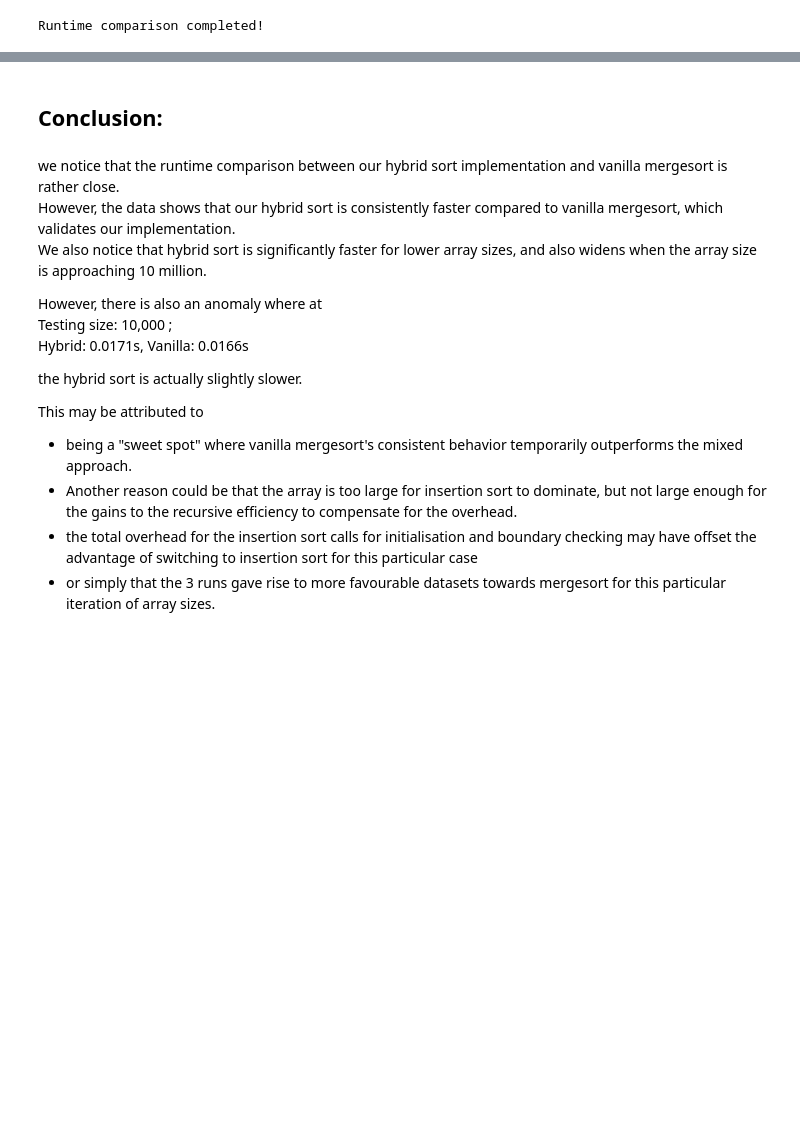
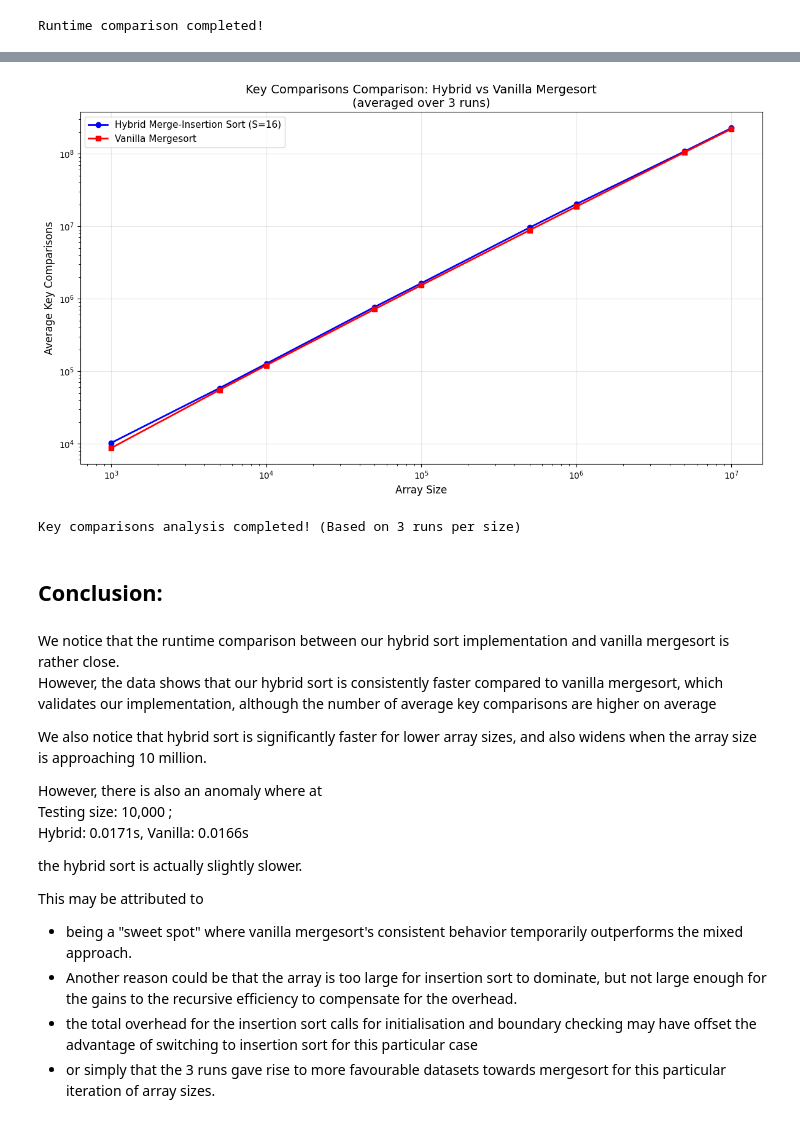
Before and after one commit to Abhinav-2223/SC2001_Group6, a Jupyter notebook: SC2001_SCED_Grp6_Lab1.ipynb, the cells around one changed output, grey strips where cells are left out. Drawn from its saved outputs; the diff is of its cells as text; code cells hidden in the pictures; blank space fills up the shorter version.

```diff
--- a/SC2001_SCED_Grp6_Lab1.ipynb
+++ b/SC2001_SCED_Grp6_Lab1.ipynb
@@ -34,15 +34,15 @@ def insertion_sort(arr, c = None, left=0, right=None): # c is a ComparisonsCount
 # %% [markdown]
 ### Code for Vanilla MergeSort:
 # %%
-def mergesort(A):
+def mergesort(A, c=None):
     if (len(A) <= 1):
         return A
     mid = len(A) // 2 # find the middle index
      # recursively sort the two halves
-    A1 = mergesort(A[:mid])
-    A2 = mergesort(A[mid:])
+    A1 = mergesort(A[:mid], c)
+    A2 = mergesort(A[mid:], c)
         # merge the two sorted halves
-    return merge(A1, A2)
+    return merge(A1, A2, c)
 
 
 def merge(A1, A2, c = None):
@@ -883,3 +866,59 @@ Testing size: 10,000,000
   Hybrid: 29.7776s, Vanilla: 31.8799s
 [figure]
 Runtime comparison completed!
+# %%
+# Key Comparisons Comparison: Hybrid vs Vanilla Mergesort
+import matplotlib.pyplot as plt
+
+# Test both algorithms for key comparisons with multiple runs
+hybrid_comparisons = []
+vanilla_comparisons = []
+num_runs = 3
+
+
+for size in arr_sizes:
+    print(f"Testing size: {size:,}")
+
+    # Test hybrid comparisons (average over multiple runs)
+    hybrid_total = 0
+    for run in range(num_runs):
+        test_arr = generate_data(size)
+        hybrid_ctr = ComparisonsCounter()
+        insertion_merge_hybird_sort(test_arr, 16, hybrid_ctr)
+        hybrid_total += hybrid_ctr.returnKeyComparisons()
+    hybrid_avg = hybrid_total / num_runs
+
+    # Test vanilla comparisons (average over multiple runs)
+    vanilla_total = 0
+    for run in range(num_runs):
+        test_arr = generate_data(size)
+        vanilla_ctr = ComparisonsCounter()
+        mergesort(test_arr[:], vanilla_ctr)  # Use the modified mergesort function directly
+        vanilla_total += vanilla_ctr.returnKeyComparisons()
+    vanilla_avg = vanilla_total / num_runs
+
+    hybrid_comparisons.append(hybrid_avg)
+    vanilla_comparisons.append(vanilla_avg)
+
+    improvement = ((vanilla_avg - hybrid_avg) / vanilla_avg) * 100
+    print(f"  Hybrid: {hybrid_avg:,.0f}, Vanilla: {vanilla_avg:,.0f}, Improvement: {improvement:+.1f}%")
+
+# Create the key comparisons graph
+plt.figure(figsize=(12, 7))
+plt.plot(arr_sizes, hybrid_comparisons, marker='o', linewidth=2, markersize=6,
+         label='Hybrid Merge-Insertion Sort (S=16)', color='blue')
+plt.plot(arr_sizes, vanilla_comparisons, marker='s', linewidth=2, markersize=6,
+         label='Vanilla Mergesort', color='red')
+
+plt.xlabel('Array Size', fontsize=12)
+plt.ylabel('Average Key Comparisons', fontsize=12)
+plt.title(f'Key Comparisons Comparison: Hybrid vs Vanilla Mergesort\n(averaged over {num_runs} runs)', fontsize=14)
+plt.legend(fontsize=11)
+plt.grid(True, alpha=0.3)
+plt.xscale('log')
+plt.yscale('log')
+plt.tight_layout()
+plt.show()
+
+print(f"\nKey comparisons analysis completed! (Based on {num_runs} runs per size)")
+# %% [output]
@@ -886,8 +942,11 @@ Runtime comparison completed!
+[figure, added]
+Key comparisons analysis completed! (Based on 3 runs per size)
 # %% [markdown]
 ## Conclusion:
 # %% [markdown]
-we notice that the runtime comparison between our hybrid sort implementation and vanilla mergesort is rather close.
-However, the data shows that our hybrid sort is consistently faster compared to vanilla mergesort, which validates our implementation.
+We notice that the runtime comparison between our hybrid sort implementation and vanilla mergesort is rather close.
+However, the data shows that our hybrid sort is consistently faster compared to vanilla mergesort, which validates our implementation, although the number of average key comparisons are higher on average
+
 We also notice that hybrid sort is significantly faster for lower array sizes, and also widens when the array size is approaching 10 million.
 
 However, there is also an anomaly where at
```
Also changed, not shown: parts of 5 cells of this notebook.
